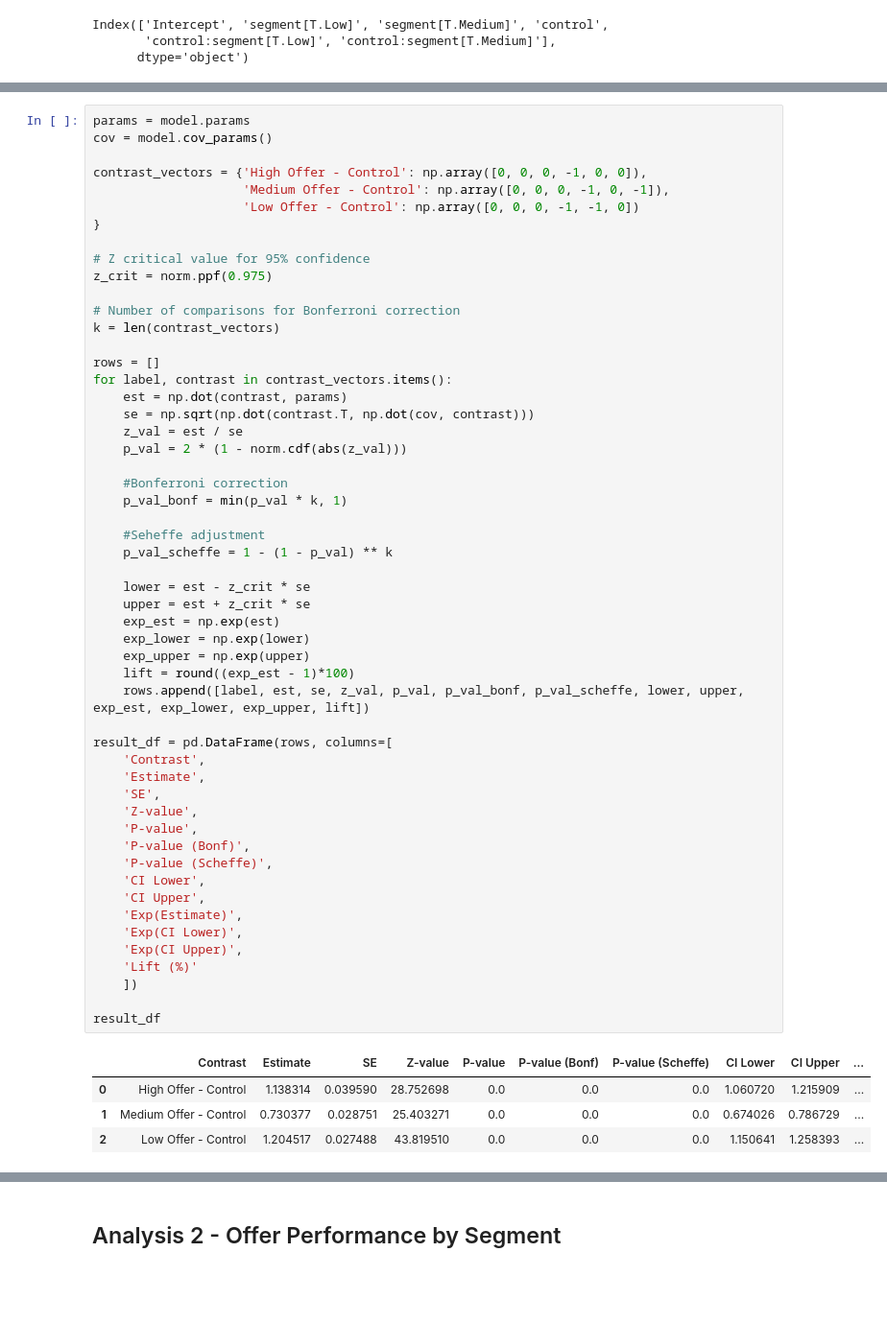
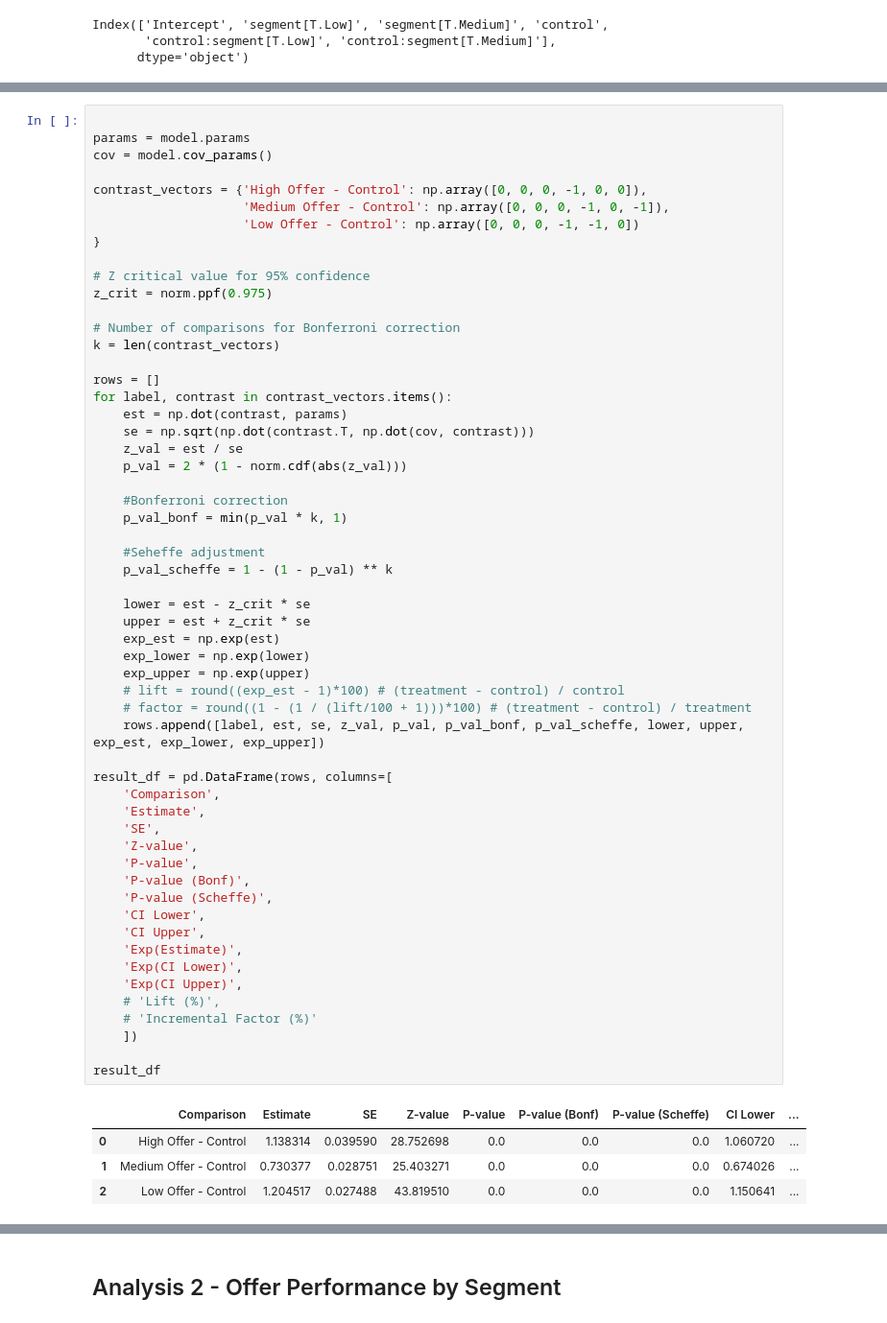
Before and after one commit to DivyaSharma0795/streaming-campaign-measurement, a Jupyter notebook: notebooks/03_Analysis.ipynb, the cells around one changed output, grey strips where cells are left out. Shown at 96% size. Drawn from its saved outputs; the diff is of its cells as text; blank space fills up the shorter version.

Commit message:
Incremental Analysis

```diff
--- a/notebooks/03_Analysis.ipynb
+++ b/notebooks/03_Analysis.ipynb
@@ -224,4 +259,5 @@ Incremental Factors and significance for each segment
 # %%
+
 params = model.params
 cov = model.cov_params()
 
@@ -244,38 +280,40 @@ for label, contrast in contrast_vectors.items():
     p_val = 2 * (1 - norm.cdf(abs(z_val)))
 
     #Bonferroni correction
     p_val_bonf = min(p_val * k, 1)
 
     #Seheffe adjustment
     p_val_scheffe = 1 - (1 - p_val) ** k
 
     lower = est - z_crit * se
     upper = est + z_crit * se
     exp_est = np.exp(est)
     exp_lower = np.exp(lower)
     exp_upper = np.exp(upper)
-    lift = round((exp_est - 1)*100)
-    rows.append([label, est, se, z_val, p_val, p_val_bonf, p_val_scheffe, lower, upper, exp_est, exp_lower, exp_upper, lift])
+    # lift = round((exp_est - 1)*100) # (treatment - control) / control
+    # factor = round((1 - (1 / (lift/100 + 1)))*100) # (treatment - control) / treatment
+    rows.append([label, est, se, z_val, p_val, p_val_bonf, p_val_scheffe, lower, upper, exp_est, exp_lower, exp_upper])
 
 result_df = pd.DataFrame(rows, columns=[
-    'Contrast',
+    'Comparison',
     'Estimate',
     'SE',
     'Z-value',
     'P-value',
     'P-value (Bonf)',
     'P-value (Scheffe)',
     'CI Lower',
     'CI Upper',
     'Exp(Estimate)',
     'Exp(CI Lower)',
     'Exp(CI Upper)',
-    'Lift (%)'
+    # 'Lift (%)',
+    # 'Incremental Factor (%)'
     ])
 
 result_df
 # %% [output]
-|  | Contrast | Estimate | SE | Z-value | P-value | P-value (Bonf) | P-value (Scheffe) | CI Lower | CI Upper | ... |
-| 0 | High Offer - Control | 1.138314 | 0.039590 | 28.752698 | 0.0 | 0.0 | 0.0 | 1.060720 | 1.215909 | ... |
-| 1 | Medium Offer - Control | 0.730377 | 0.028751 | 25.403271 | 0.0 | 0.0 | 0.0 | 0.674026 | 0.786729 | ... |
-| 2 | Low Offer - Control | 1.204517 | 0.027488 | 43.819510 | 0.0 | 0.0 | 0.0 | 1.150641 | 1.258393 | ... |
+|  | Comparison | Estimate | SE | Z-value | P-value | P-value (Bonf) | P-value (Scheffe) | CI Lower | ... |
+| 0 | High Offer - Control | 1.138314 | 0.039590 | 28.752698 | 0.0 | 0.0 | 0.0 | 1.060720 | ... |
+| 1 | Medium Offer - Control | 0.730377 | 0.028751 | 25.403271 | 0.0 | 0.0 | 0.0 | 0.674026 | ... |
+| 2 | Low Offer - Control | 1.204517 | 0.027488 | 43.819510 | 0.0 | 0.0 | 0.0 | 1.150641 | ... |
```
Also changed, not shown: parts of 18 cells of this notebook.
